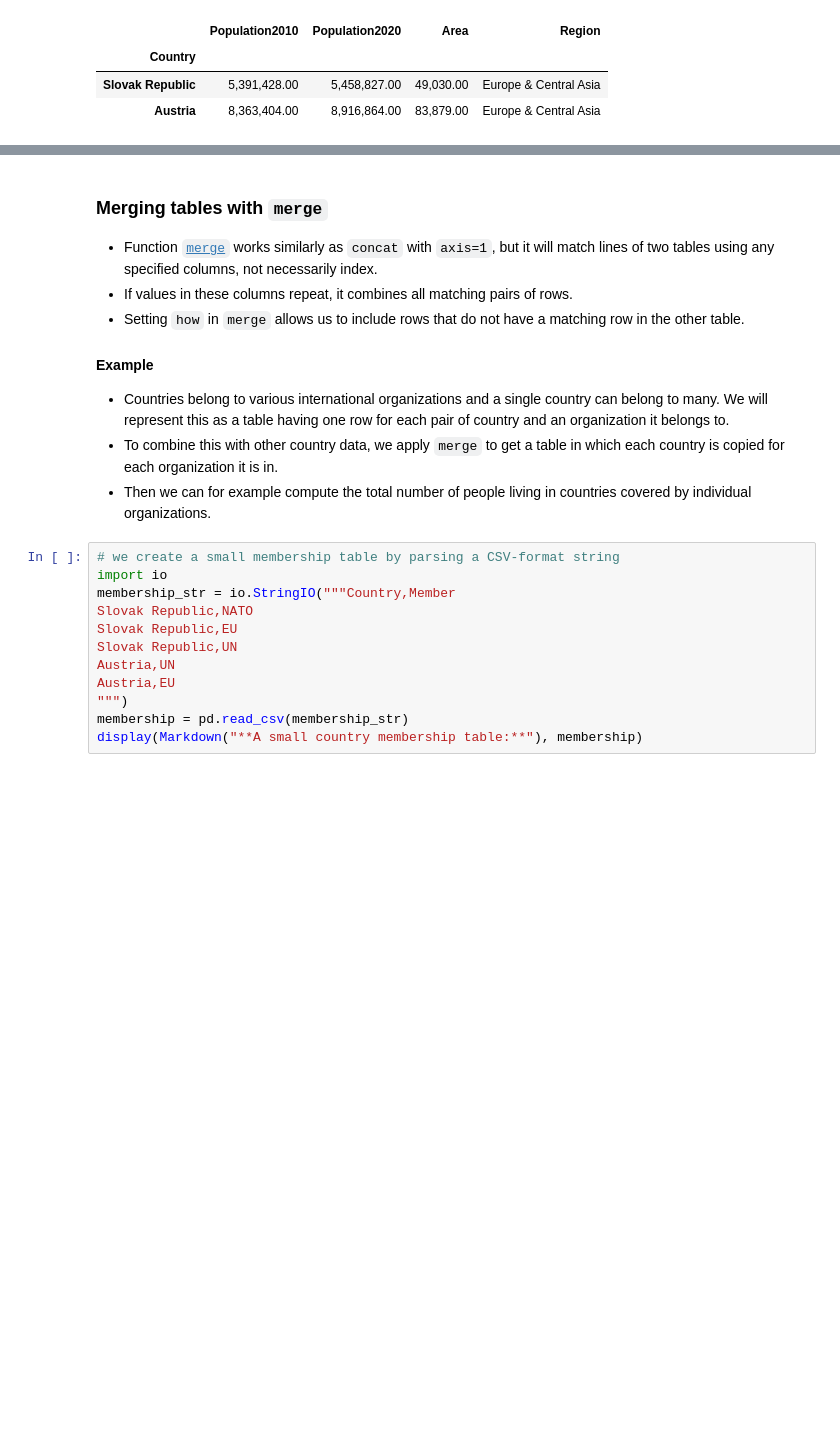
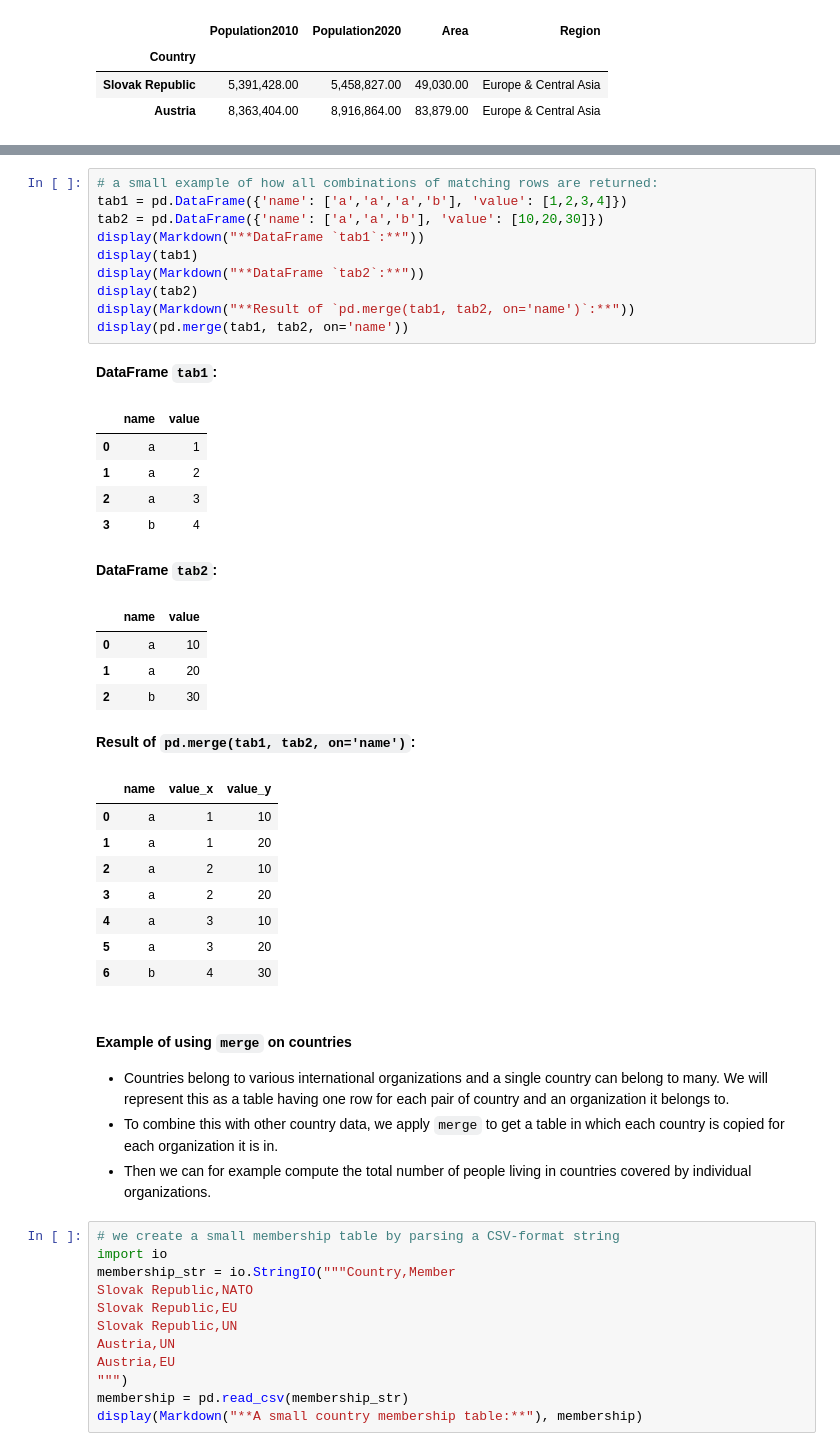
Before and after one commit to bbrejova/viz, a Jupyter notebook: notebooks/L05_Pandas_2.ipynb, the cells around one changed output, grey strips where cells are left out. Cells and saved outputs as stored; diff of their text form; blank space fills up the shorter version.

```diff
--- a/notebooks/L05_Pandas_2.ipynb
+++ b/notebooks/L05_Pandas_2.ipynb
@@ -190,11 +196,37 @@ display(pd.concat([example_countries, example_countries2], axis=1, join='inner')
+# %%
+# a small example of how all combinations of matching rows are returned:
+tab1 = pd.DataFrame({'name': ['a','a','a','b'], 'value': [1,2,3,4]})
+tab2 = pd.DataFrame({'name': ['a','a','b'], 'value': [10,20,30]})
+display(Markdown("**DataFrame `tab1`:**"))
+display(tab1)
+display(Markdown("**DataFrame `tab2`:**"))
+display(tab2)
+display(Markdown("**Result of `pd.merge(tab1, tab2, on='name')`:**"))
+display(pd.merge(tab1, tab2, on='name'))
+# %% [output]
+**DataFrame `tab1`:**
+|  | name | value |
+| 0 | a | 1 |
+| 1 | a | 2 |
+| 2 | a | 3 |
+| 3 | b | 4 |
+**DataFrame `tab2`:**
+|  | name | value |
+| 0 | a | 10 |
+| 1 | a | 20 |
+| 2 | b | 30 |
+**Result of `pd.merge(tab1, tab2, on='name')`:**
+|  | name | value_x | value_y |
+| 0 | a | 1 | 10 |
+| 1 | a | 1 | 20 |
+| 2 | a | 2 | 10 |
+| 3 | a | 2 | 20 |
+| 4 | a | 3 | 10 |
+| 5 | a | 3 | 20 |
+| 6 | b | 4 | 30 |
 # %% [markdown]
-### Merging tables with `merge`
+#### Example of using `merge` on countries
 
-* Function [`merge`](https://pandas.pydata.org/docs/reference/api/pandas.merge.html) works similarly as `concat` with `axis=1`, but it will match lines of two tables using any specified columns, not necessarily index.
-* If values in these columns repeat, it combines all matching pairs of rows.
-* Setting `how` in `merge` allows us to include rows that do not have a matching row in the other table.
-
-#### Example
 * Countries belong to various international organizations and a single country can belong to many. We will represent this as a table having one row for each pair of country and an organization it belongs to.
 * To combine this with other country data, we apply `merge` to get a table in which each country is copied for each organization it is in.
 * Then we can for example compute the total number of people living in countries covered by individual organizations.
```
Also changed, not shown: parts of 9 cells of this notebook, 1 other file.
